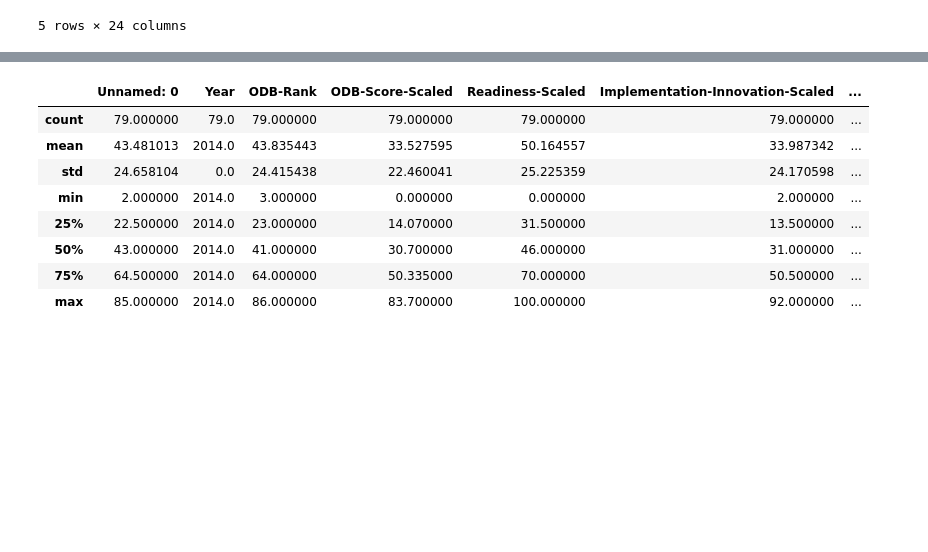
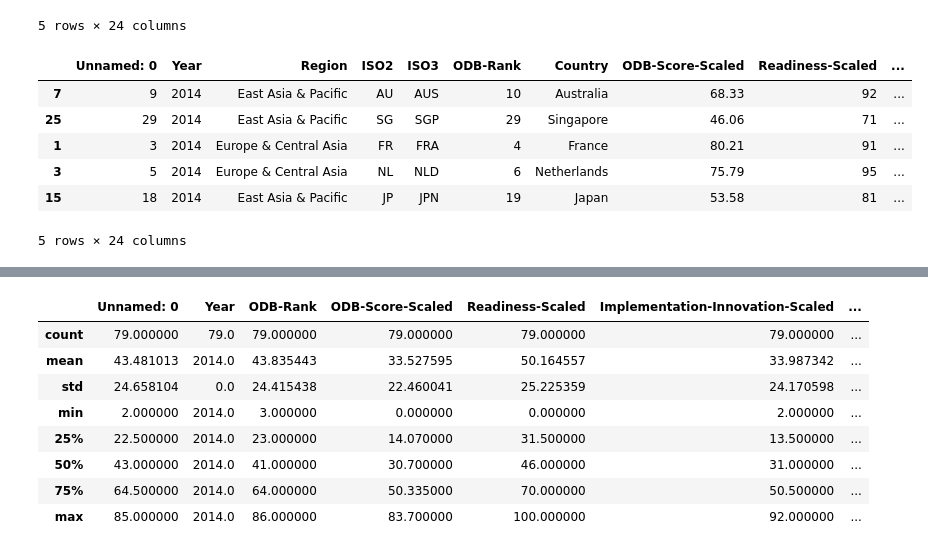
Before and after one commit to kreetigulati/Egovernance_and_OpenData, a Jupyter notebook: Jordan/Exploration - JS.ipynb, the cells around one changed output, grey strips where cells are left out. Cells and saved outputs as stored; diff of their text form; code cells hidden in the pictures; blank space fills up the shorter version.

```diff
--- a/Jordan/Exploration - JS.ipynb
+++ b/Jordan/Exploration - JS.ipynb
@@ -23,3 +24,14 @@ df_2014.head()
 | 3 | 5 | 2014 | Europe & Central Asia | NL | NLD | 6 | Netherlands | 75.79 | 95 | ... |
 | 4 | 6 | 2014 | Europe & Central Asia | NO | NOR | 7 | Norway | 74.59 | 88 | ... |
 5 rows × 24 columns
+# %%
+egov_2014_sorted = df_2014.sort_values(by= "E-Government Rank")
+egov_2014_sorted.head()
+# %% [output]
+|  | Unnamed: 0 | Year | Region | ISO2 | ISO3 | ODB-Rank | Country | ODB-Score-Scaled | Readiness-Scaled | ... |
+| 7 | 9 | 2014 | East Asia & Pacific | AU | AUS | 10 | Australia | 68.33 | 92 | ... |
+| 25 | 29 | 2014 | East Asia & Pacific | SG | SGP | 29 | Singapore | 46.06 | 71 | ... |
+| 1 | 3 | 2014 | Europe & Central Asia | FR | FRA | 4 | France | 80.21 | 91 | ... |
+| 3 | 5 | 2014 | Europe & Central Asia | NL | NLD | 6 | Netherlands | 75.79 | 95 | ... |
+| 15 | 18 | 2014 | East Asia & Pacific | JP | JPN | 19 | Japan | 53.58 | 81 | ... |
+5 rows × 24 columns
```
Also changed, not shown: parts of 4 cells of this notebook, 1 other file.
